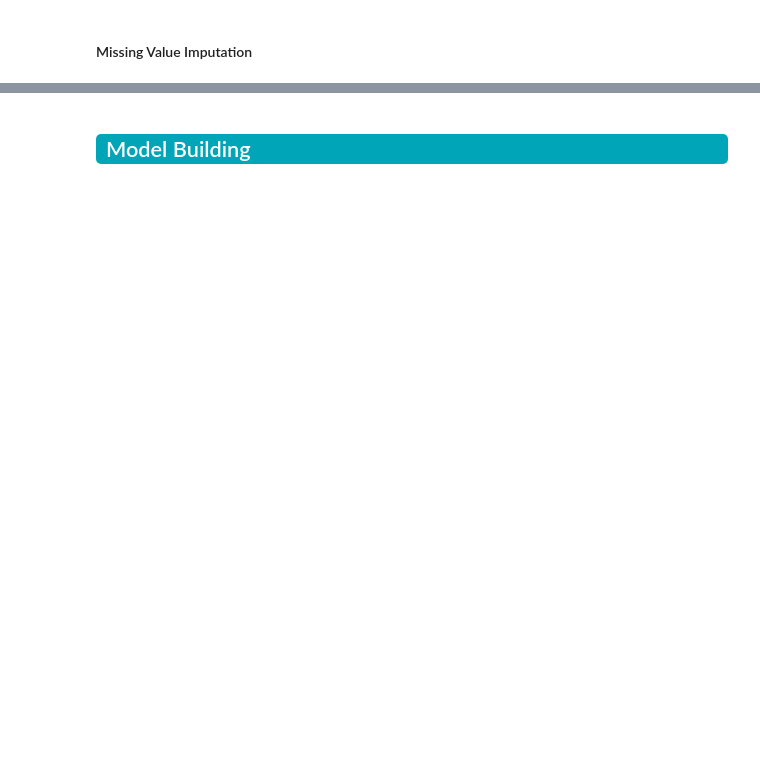
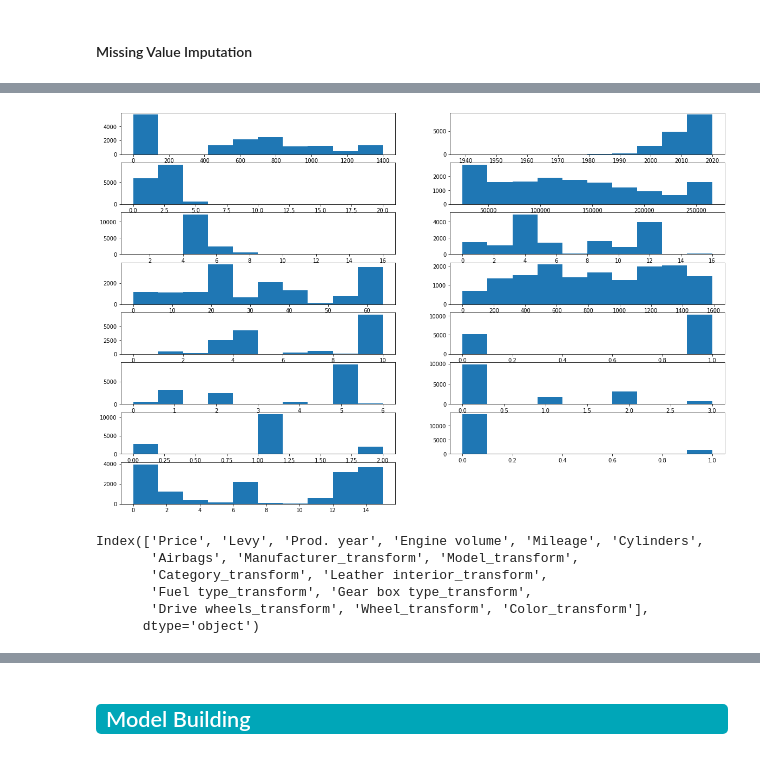
Before and after one commit to yashkanakia/DataScience, a Jupyter notebook: CarPricePrediction/CarPricePrediction.ipynb, the cells around one changed output, grey strips where cells are left out. Saved outputs shown, nothing was run; the diff lists cells and outputs as text; code cells hidden in the pictures; blank space fills up the shorter version.

```diff
--- a/CarPricePrediction/CarPricePrediction.ipynb
+++ b/CarPricePrediction/CarPricePrediction.ipynb
@@ -329,0 +383,7 @@ Columns: 2, Missing: 5709 (30.2%)
+# %%
+#Checking for null/nan values
+for i in range(price_df.shape[1]):
+# count number of rows with missing values
+    n_miss = price_df.iloc[:, i].isnull().sum().sum()
+    perc = n_miss / len(price_df) * 100
+    print('Columns: %d, Missing: %d (%.1f%%)' % (i, n_miss, perc))
@@ -329,0 +428,24 @@ Columns: 2, Missing: 5709 (30.2%)
+# %%
+fig = plt.figure(figsize=(20,15))
+count = 1
+for i in price_df.columns:
+    if i != 'Price':
+        ax1 = fig.add_subplot(9,2,count)
+        plt.hist(data=price_df, x=i)
+        if count == 15:
+            plt.show()
+            count = 1
+        else:
+            count = count+1
+plt.show()
+# %% [output]
+[figure, added]
+# %%
+price_df.columns
+# %% [output]
+Index(['Price', 'Levy', 'Prod. year', 'Engine volume', 'Mileage', 'Cylinders',
+       'Airbags', 'Manufacturer_transform', 'Model_transform',
+       'Category_transform', 'Leather interior_transform',
+       'Fuel type_transform', 'Gear box type_transform',
+       'Drive wheels_transform', 'Wheel_transform', 'Color_transform'],
+      dtype='object')
```
Also changed, not shown: parts of 21 cells of this notebook.
